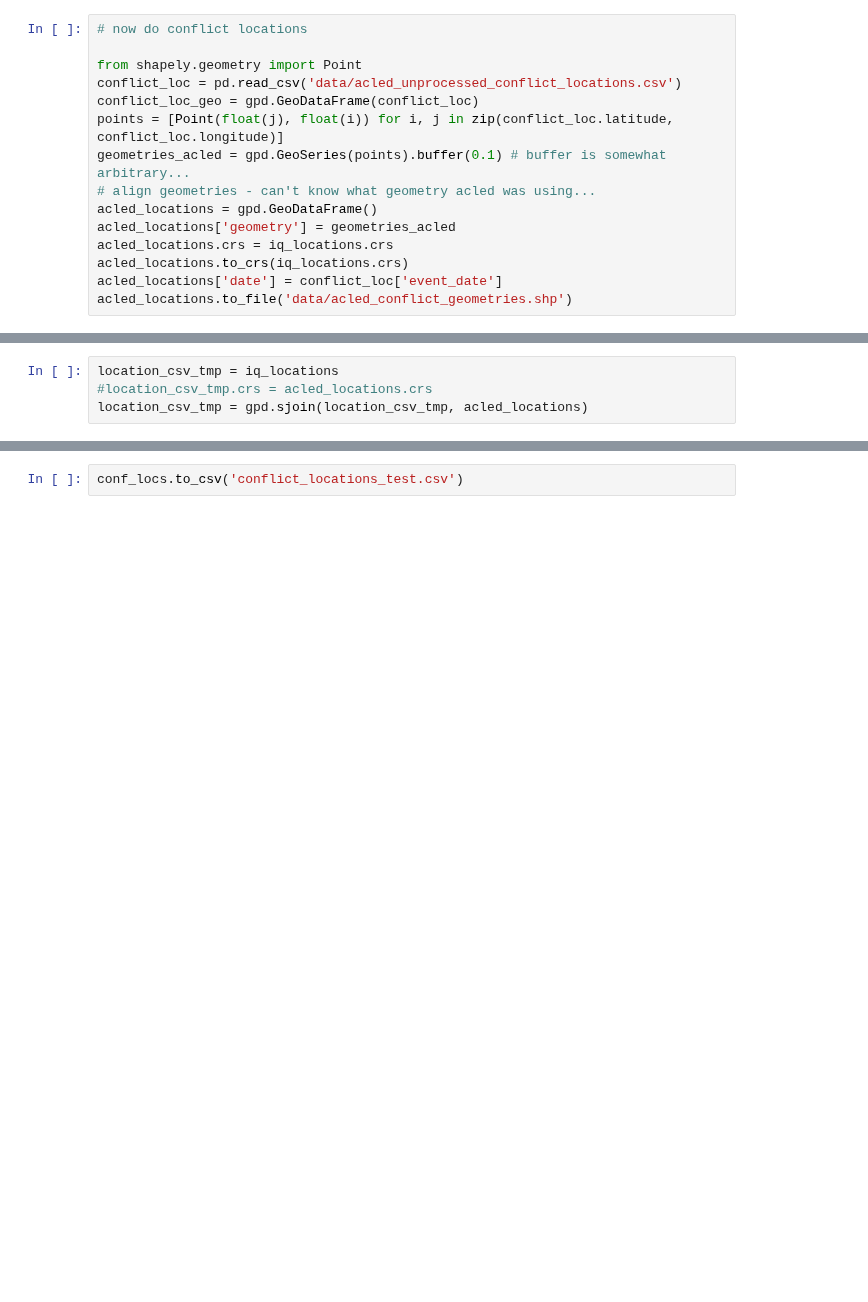
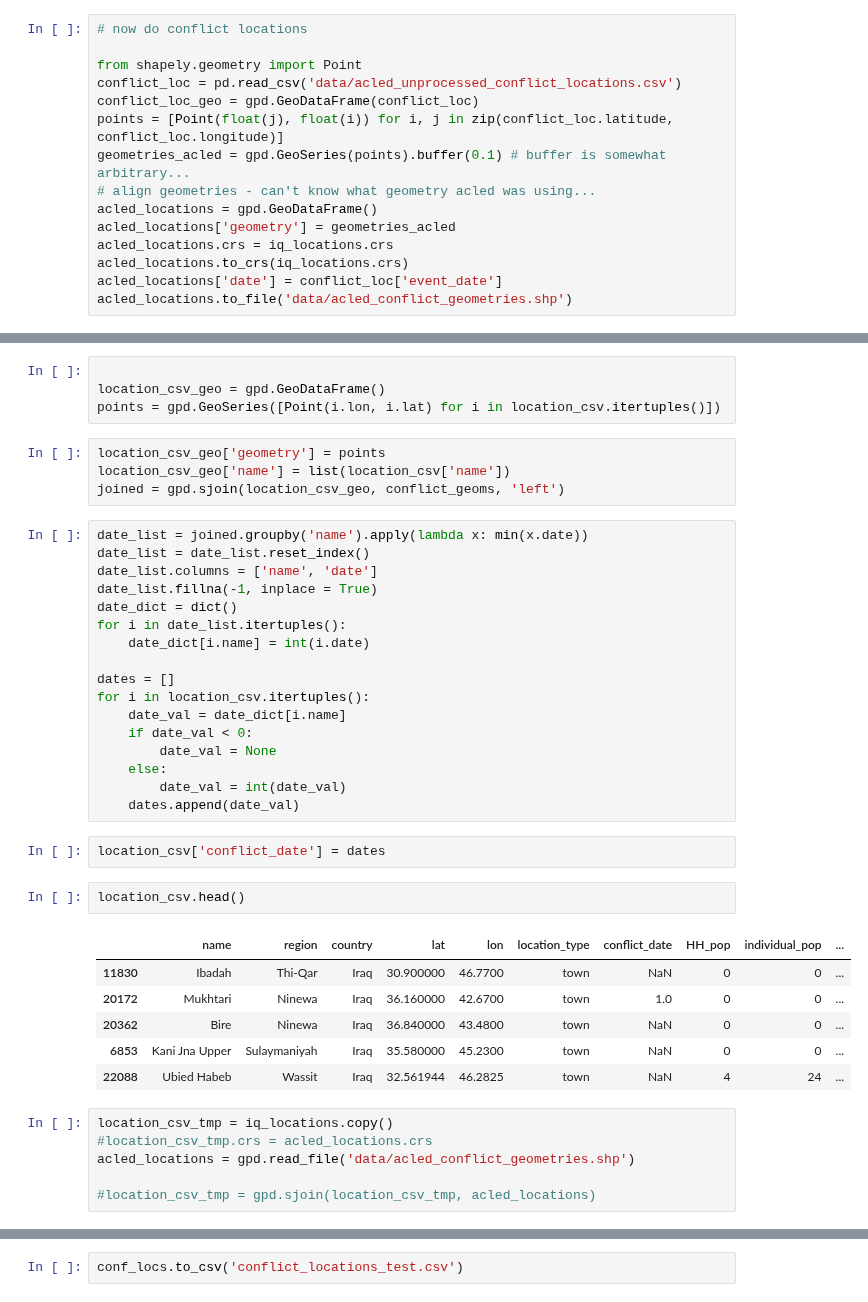
Before and after one commit to tamos/MACS30200proj, a Jupyter notebook: paper_code/DataPreparation_Flee.ipynb, the cells around one changed output, grey strips where cells are left out. Saved outputs shown, nothing was run; the diff lists cells and outputs as text; blank space fills up the shorter version.

```diff
--- a/paper_code/DataPreparation_Flee.ipynb
+++ b/paper_code/DataPreparation_Flee.ipynb
@@ -129,4 +185,42 @@ acled_locations.to_file('data/acled_conflict_geometries.shp')
+# %%
+
+location_csv_geo = gpd.GeoDataFrame()
+points = gpd.GeoSeries([Point(i.lon, i.lat) for i in location_csv.itertuples()])
+# %%
+location_csv_geo['geometry'] = points
+location_csv_geo['name'] = list(location_csv['name'])
+joined = gpd.sjoin(location_csv_geo, conflict_geoms, 'left')
+# %%
+date_list = joined.groupby('name').apply(lambda x: min(x.date))
+date_list = date_list.reset_index()
+date_list.columns = ['name', 'date']
+date_list.fillna(-1, inplace = True)
+date_dict = dict()
+for i in date_list.itertuples():
+    date_dict[i.name] = int(i.date)
+
+dates = []
+for i in location_csv.itertuples():
+    date_val = date_dict[i.name]
+    if date_val < 0:
+        date_val = None
+    else:
+        date_val = int(date_val)
+    dates.append(date_val)
+# %%
+location_csv['conflict_date'] = dates
+# %%
+location_csv.head()
+# %% [output]
+|  | name | region | country | lat | lon | location_type | conflict_date | HH_pop | individual_pop | ... |
+| 11830 | Ibadah | Thi-Qar | Iraq | 30.900000 | 46.7700 | town | NaN | 0 | 0 | ... |
+| 20172 | Mukhtari | Ninewa | Iraq | 36.160000 | 42.6700 | town | 1.0 | 0 | 0 | ... |
+| 20362 | Bire | Ninewa | Iraq | 36.840000 | 43.4800 | town | NaN | 0 | 0 | ... |
+| 6853 | Kani Jna Upper | Sulaymaniyah | Iraq | 35.580000 | 45.2300 | town | NaN | 0 | 0 | ... |
+| 22088 | Ubied Habeb | Wassit | Iraq | 32.561944 | 46.2825 | town | NaN | 4 | 24 | ... |
 # %%
-location_csv_tmp = iq_locations
+location_csv_tmp = iq_locations.copy()
 #location_csv_tmp.crs = acled_locations.crs
-location_csv_tmp = gpd.sjoin(location_csv_tmp, acled_locations)
+acled_locations = gpd.read_file('data/acled_conflict_geometries.shp')
+
+#location_csv_tmp = gpd.sjoin(location_csv_tmp, acled_locations)
```
Also changed, not shown: parts of 21 cells of this notebook, 3 other files.
